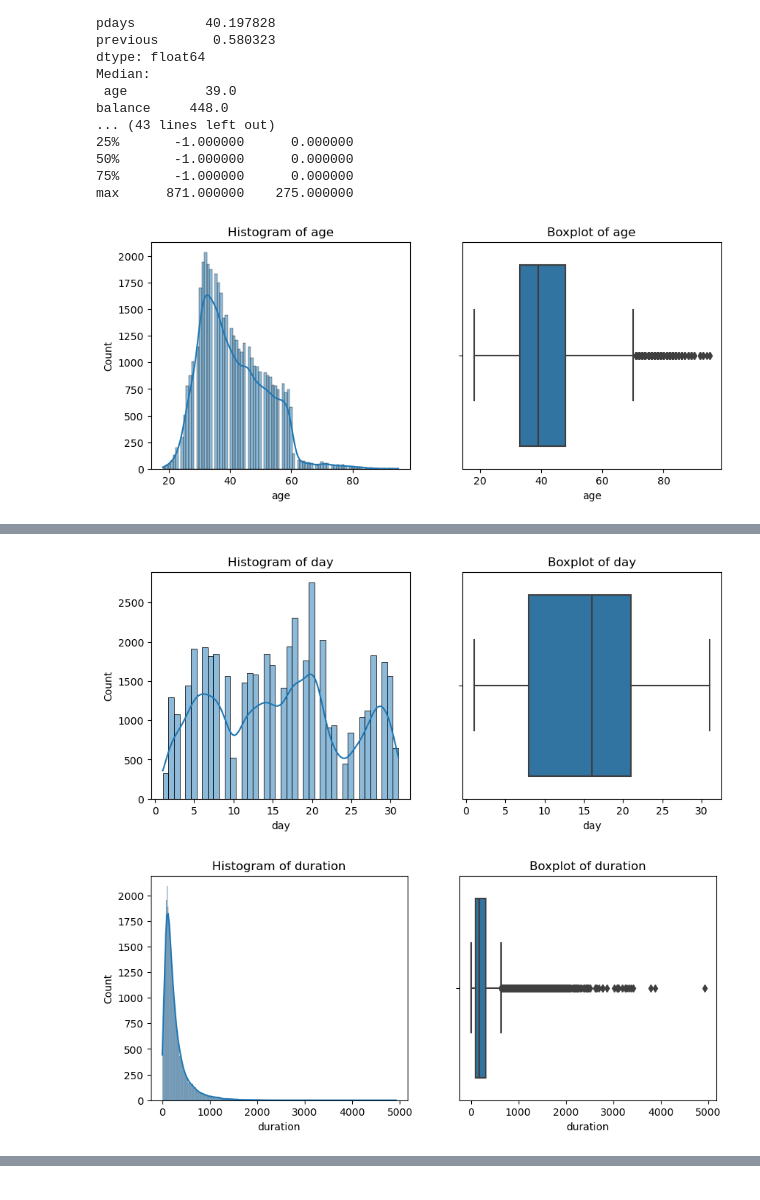
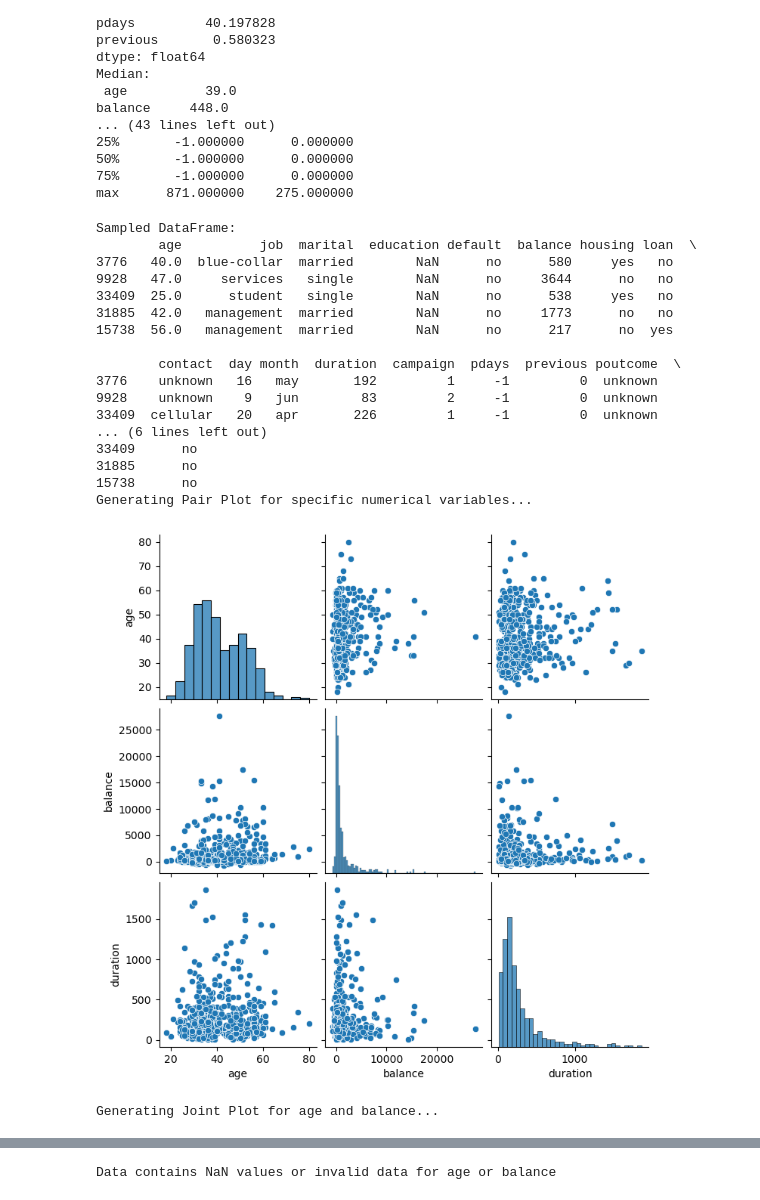
Before and after one commit to jorgeroldan5/Data-Science-Programming-ADS-500B---Final-Project, a Jupyter notebook: Data-Analysis-and-Vis.ipynb, the cells around one changed output, grey strips where cells are left out. Saved outputs shown, nothing was run; the diff lists cells and outputs as text; code cells hidden in the pictures.

```diff
--- a/Data-Analysis-and-Vis.ipynb
+++ b/Data-Analysis-and-Vis.ipynb
@@ -86,26 +92,61 @@ balance     448.0
 75%       -1.000000      0.000000
 max      871.000000    275.000000
 # %%
-import warnings
+# fix this one, pick specific points? maybe fix this
 
-# Suppress specific FutureWarnings from Seaborn
-warnings.filterwarnings("ignore", category=FutureWarning, module="seaborn")
+# Sample size
+sample_size = 500  # Number of points to sample
 
-import seaborn as sns
-import matplotlib.pyplot as plt
+# Check if the sample size is less than the DataFrame length
+if sample_size < len(df):
+    sample_df = df.sample(n=sample_size, random_state=42)  # Randomly sample n points
+else:
+    sample_df = df
 
-# Visualizations for numerical variables
-for var in numerical_vars:
-    plt.figure(figsize=(10, 4))
+# Print the first few rows of the sampled data to verify
+print("Sampled DataFrame:")
+print(sample_df.head())
 
-    plt.subplot(1, 2, 1)
-    sns.histplot(df[var], kde=True)
-    plt.title(f'Histogram of {var}')
+# Pair plot for specific numerical variables
+selected_numerical_vars = ['age', 'balance', 'duration']  # Adjust this list as needed
+print("Generating Pair Plot for specific numerical variables...")
+sns.pairplot(sample_df[selected_numerical_vars])
+plt.show()
 
-    plt.subplot(1, 2, 2)
-    sns.boxplot(x=df[var])
-    plt.title(f'Boxplot of {var}')
+# Joint plot for a specific pair of variables
+x_var = 'age'
+y_var = 'balance'
+print(f"Generating Joint Plot for {x_var} and {y_var}...")
+sns.jointplot(x=x_var, y=y_var, data=sample_df, kind='reg')
+plt.show()
 
+# Check if the categorical and numerical variables have valid data
+if sample_df[x_var].notna().all() and sample_df[y_var].notna().all():
+    # Violin plot for a specific numerical variable against a categorical variable
+    x_var = 'education'
+    y_var = 'balance'
+    print(f"Generating Violin Plot for {y_var} across {x_var} levels...")
+    sns.violinplot(x=x_var, y=y_var, data=sample_df)
     plt.show()
+else:
+    print(f"Data contains NaN values or invalid data for {x_var} or {y_var}")
 # %% [output]
+Sampled DataFrame:
+        age          job  marital  education default  balance housing loan  \
+3776   40.0  blue-collar  married        NaN      no      580     yes   no
+9928   47.0     services   single        NaN      no     3644      no   no
+33409  25.0      student   single        NaN      no      538     yes   no
+31885  42.0   management  married        NaN      no     1773      no   no
+15738  56.0   management  married        NaN      no      217      no  yes
+
+        contact  day month  duration  campaign  pdays  previous poutcome  \
+3776    unknown   16   may       192         1     -1         0  unknown
+9928    unknown    9   jun        83         2     -1         0  unknown
+33409  cellular   20   apr       226         1     -1         0  unknown
+... (6 lines left out)
+33409      no
+31885      no
+15738      no
+Generating Pair Plot for specific numerical variables...
-[figure, old version]
+[figure, new version]
+Generating Joint Plot for age and balance...
@@ -113,2 +153,0 @@ for var in numerical_vars:
-[figure, removed]
-[figure, removed]
@@ -118 +154,2 @@ for var in numerical_vars:
+Data contains NaN values or invalid data for age or balance
 # %%
```
Also changed, not shown: parts of 5 cells of this notebook.
